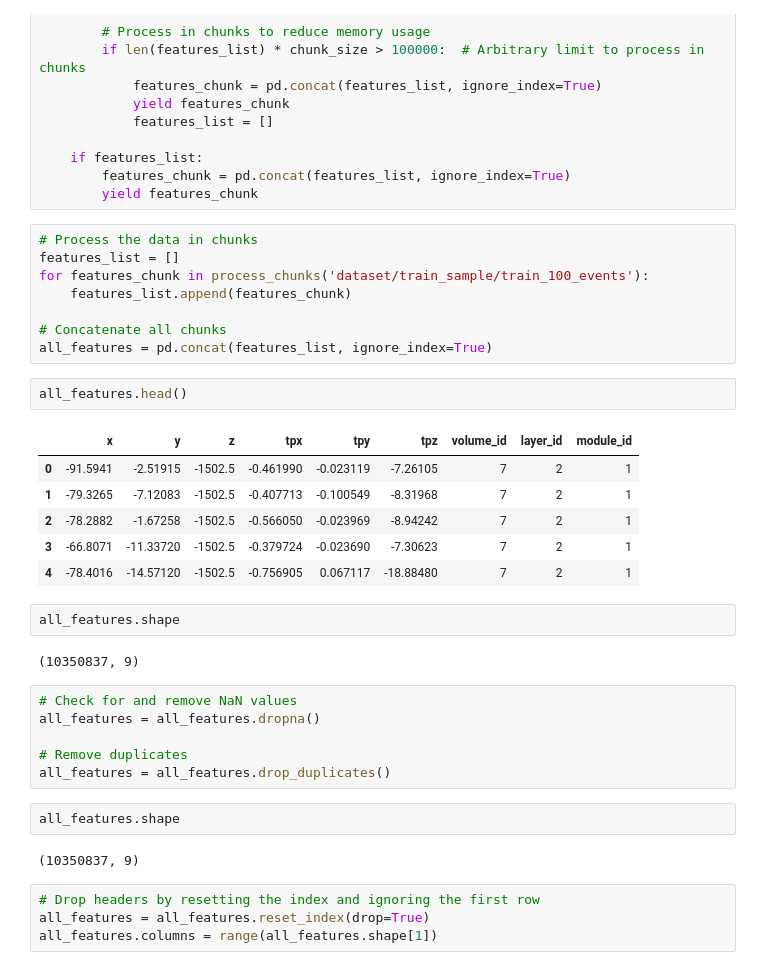
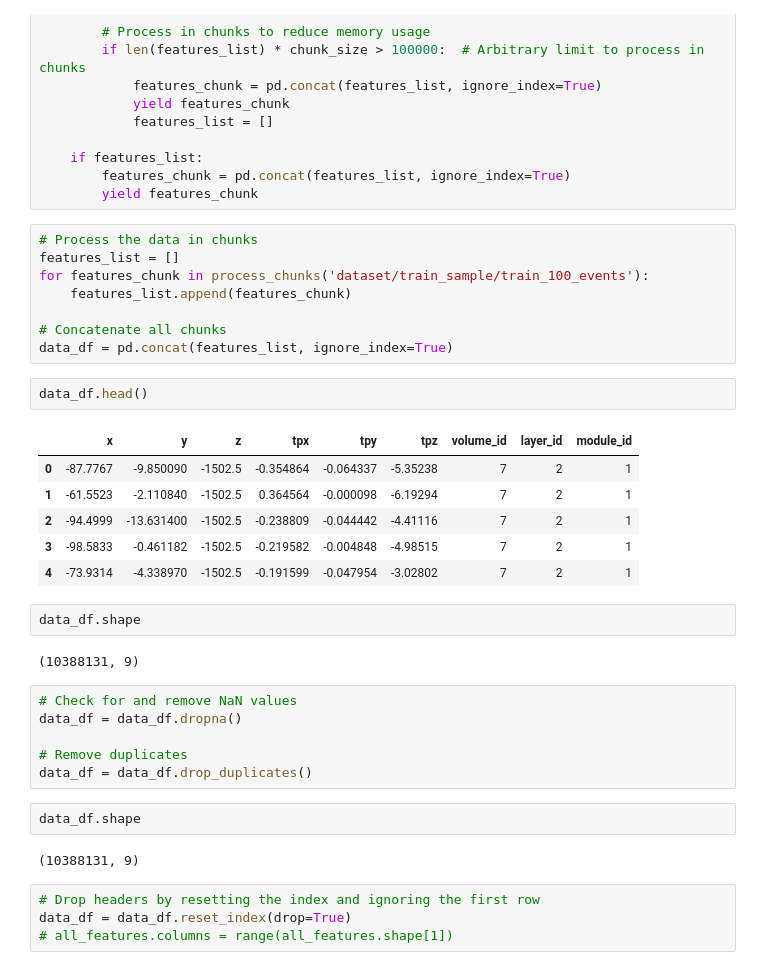
Before and after one commit to herormo/anomaly-detection-HEP, a Jupyter notebook: main.ipynb, the cells around one changed output. Saved outputs shown, nothing was run; the diff lists cells and outputs as text.

```diff
--- a/main.ipynb
+++ b/main.ipynb
@@ -70,34 +72,34 @@ for features_chunk in process_chunks('dataset/train_sample/train_100_events'):
     features_list.append(features_chunk)
 
 # Concatenate all chunks
-all_features = pd.concat(features_list, ignore_index=True)
+data_df = pd.concat(features_list, ignore_index=True)
 # %%
-all_features.head()
+data_df.head()
 # %% [output]
 |  | x | y | z | tpx | tpy | tpz | volume_id | layer_id | module_id |
-| 0 | -91.5941 | -2.51915 | -1502.5 | -0.461990 | -0.023119 | -7.26105 | 7 | 2 | 1 |
-| 1 | -79.3265 | -7.12083 | -1502.5 | -0.407713 | -0.100549 | -8.31968 | 7 | 2 | 1 |
-| 2 | -78.2882 | -1.67258 | -1502.5 | -0.566050 | -0.023969 | -8.94242 | 7 | 2 | 1 |
-| 3 | -66.8071 | -11.33720 | -1502.5 | -0.379724 | -0.023690 | -7.30623 | 7 | 2 | 1 |
-| 4 | -78.4016 | -14.57120 | -1502.5 | -0.756905 | 0.067117 | -18.88480 | 7 | 2 | 1 |
+| 0 | -87.7767 | -9.850090 | -1502.5 | -0.354864 | -0.064337 | -5.35238 | 7 | 2 | 1 |
+| 1 | -61.5523 | -2.110840 | -1502.5 | 0.364564 | -0.000098 | -6.19294 | 7 | 2 | 1 |
+| 2 | -94.4999 | -13.631400 | -1502.5 | -0.238809 | -0.044442 | -4.41116 | 7 | 2 | 1 |
+| 3 | -98.5833 | -0.461182 | -1502.5 | -0.219582 | -0.004848 | -4.98515 | 7 | 2 | 1 |
+| 4 | -73.9314 | -4.338970 | -1502.5 | -0.191599 | -0.047954 | -3.02802 | 7 | 2 | 1 |
 # %%
-all_features.shape
+data_df.shape
 # %% [output]
-(10350837, 9)
+(10388131, 9)
 # %%
 # Check for and remove NaN values
-all_features = all_features.dropna()
+data_df = data_df.dropna()
 
 # Remove duplicates
-all_features = all_features.drop_duplicates()
+data_df = data_df.drop_duplicates()
 # %%
-all_features.shape
+data_df.shape
 # %% [output]
-(10350837, 9)
+(10388131, 9)
 # %%
 # Drop headers by resetting the index and ignoring the first row
-all_features = all_features.reset_index(drop=True)
-all_features.columns = range(all_features.shape[1])
+data_df = data_df.reset_index(drop=True)
+# all_features.columns = range(all_features.shape[1])
 # %%
 # Normalize the data
 
```
Also changed, not shown: parts of 18 cells of this notebook, 1 other file.
